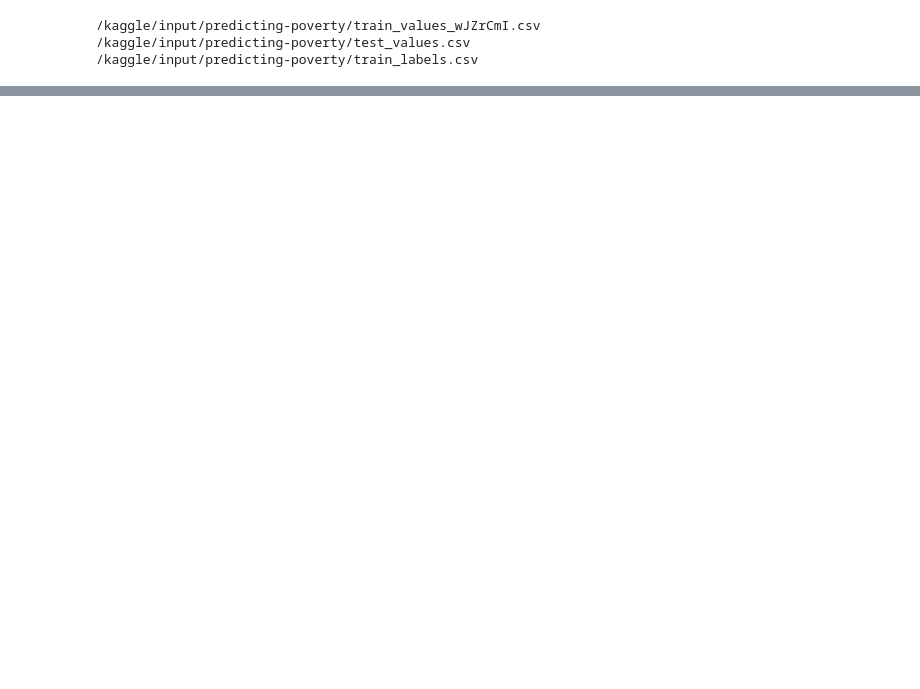
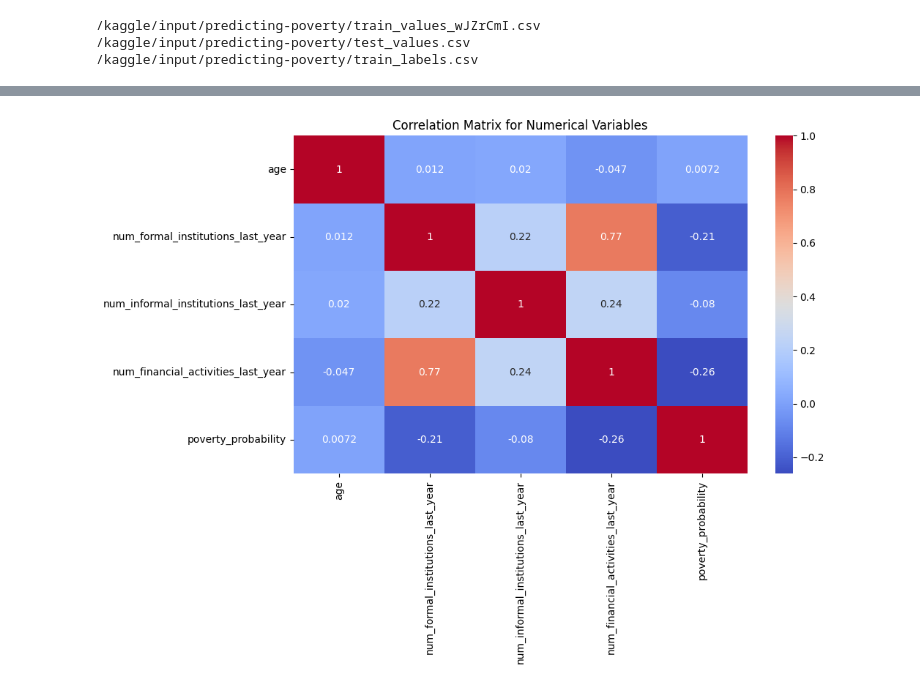
Before and after one commit to aasimk910/AI_coursework, a Jupyter notebook: ai-coursework.ipynb, the cells around one changed output, grey strips where cells are left out. Drawn from its saved outputs; the diff is of its cells as text; code cells hidden in the pictures; blank space fills up the shorter version.

Commit message:
Kaggle Notebook | AI_coursework | Version 2

```diff
--- a/ai-coursework.ipynb
+++ b/ai-coursework.ipynb
@@ -20,3 +22,6 @@ for dirname, _, filenames in os.walk('/kaggle/input'):
 /kaggle/input/predicting-poverty/train_values_wJZrCmI.csv
 /kaggle/input/predicting-poverty/test_values.csv
 /kaggle/input/predicting-poverty/train_labels.csv
+# %%
+df_train = pd.read_csv("/kaggle/input/predicting-poverty/train_values_wJZrCmI.csv")
+df_labels = pd.read_csv("/kaggle/input/predicting-poverty/train_labels.csv")
@@ -22,0 +47,2 @@ for dirname, _, filenames in os.walk('/kaggle/input'):
+# %%
+merged_df = pd.merge(df_train, df_labels, on='row_id', how='inner')
@@ -22,0 +61,16 @@ for dirname, _, filenames in os.walk('/kaggle/input'):
+# %%
+df = merged_df.copy()
+print("First 5 rows of the dataset:")
+print(df.head())
+
+# Basic information about the dataset
+print("\nDataset Info:")
+print(df.info())
+
+# Summary statistics for numerical columns
+print("\nSummary Statistics:")
+print(df.describe())
+
+# Check for missing values
+print("\nMissing Values:")
+print(df.isnull().sum())
@@ -22,0 +119,8 @@ for dirname, _, filenames in os.walk('/kaggle/input'):
+# %%
+numerical_columns = ['age', 'num_formal_institutions_last_year', 'num_informal_institutions_last_year', 'num_financial_activities_last_year', 'poverty_probability']
+plt.figure(figsize=(10, 6))
+sns.heatmap(df[numerical_columns].corr(), annot=True, cmap='coolwarm')
+plt.title('Correlation Matrix for Numerical Variables')
+plt.show()
+# %% [output]
+[figure, added]
```
Also changed, not shown: parts of 8 cells of this notebook.
